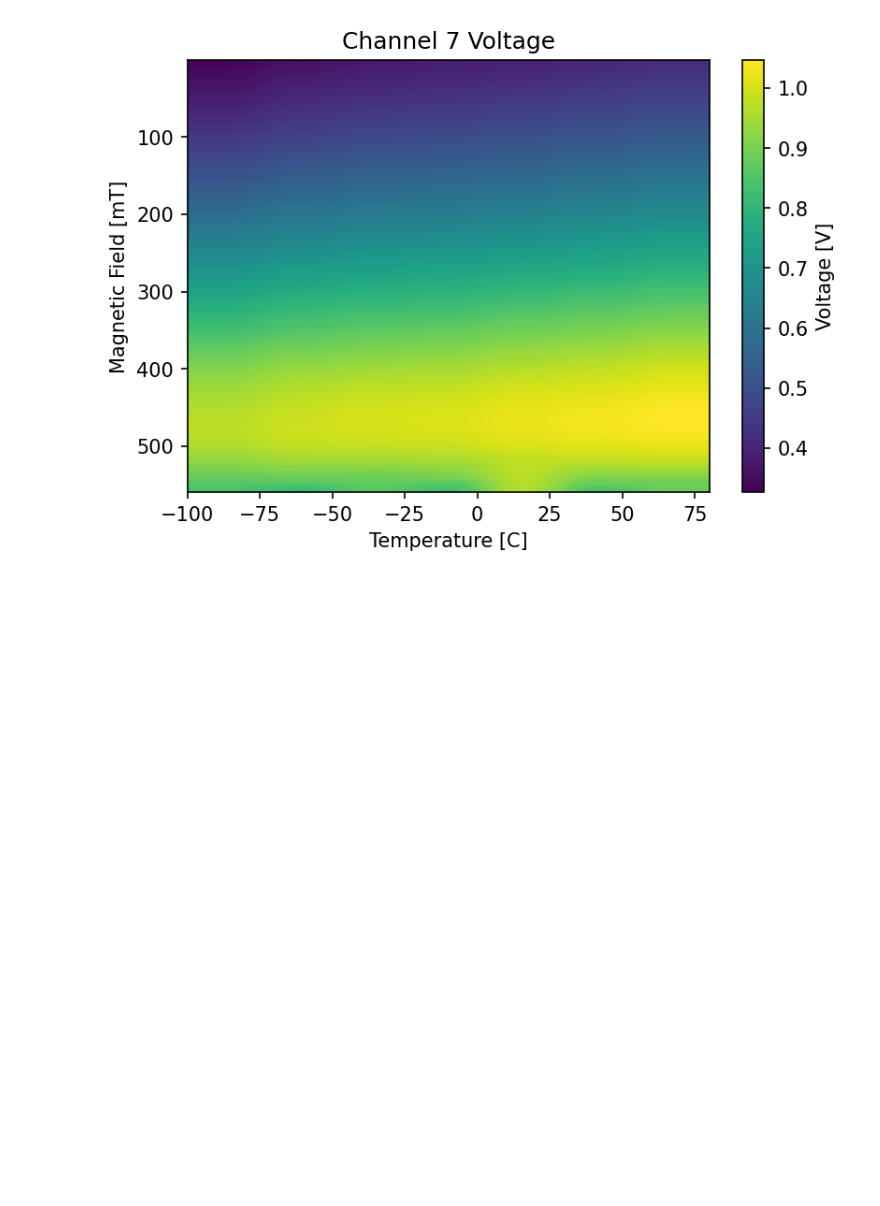
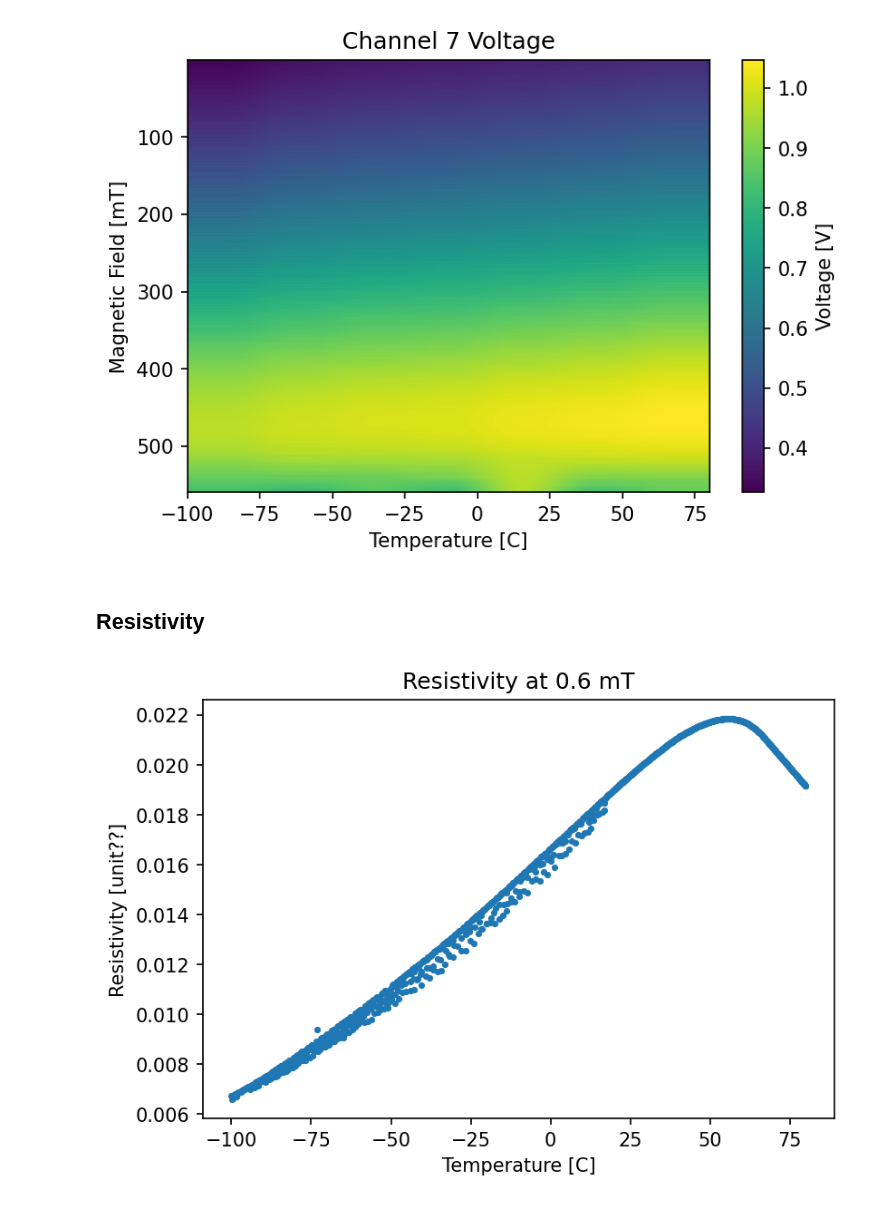
Before and after one commit to orpereira/PHYS469, a Jupyter notebook: hall_experiment/Hall_effect_post-interim.ipynb, the cells around one changed output. Cells and saved outputs as stored; diff of their text form; code cells hidden in the pictures; blank space fills up the shorter version.

Commit message:
resistivity plot

```diff
--- a/hall_experiment/Hall_effect_post-interim.ipynb
+++ b/hall_experiment/Hall_effect_post-interim.ipynb
@@ -86,7 +90,8 @@ voltage_dict = dict()
 # Adding temperature array
 voltage_dict['T_common'] = T_common
 # Adding field strength array
-voltage_dict['B_array'] = [float(field) for field in mag_field_dict.keys()]
+voltage_dict['B_array'] = np.array([float(field) for field in mag_field_dict.keys()])
 # Adding voltage matrices
 for i in range(1, 8):
-    voltage_dict[f'v{i}'] = np.array([mag_field_dict[field][f'v{i}'] for field in mag_field_dict.keys()]).T  # shape (N_B, N_T)
+    voltage_dict[f'v{i}'] = np.array([mag_field_dict[field][f'v{i}']
+                                      for field in mag_field_dict.keys()]).T  # shape (N_B, N_T)
@@ -93 +110,10 @@ for i in range(1, 8):
+# %%
+def get_field(B, dict=voltage_dict):
+    """
+    Return index and value of closest field to B in the field array of dict
+    """
+    B_index = np.argmin(np.abs(dict['B_array'] - B))
+    B = dict['B_array'][B_index]
+
+    return B, B_index
 # %% [markdown]
@@ -152,3 +178,36 @@ for channel in ['v1', 'v2', 'v3', 'v4', 'v5', 'v6', 'v7']:
 [figure]
 [figure]
 [figure]
+# %% [markdown]
+## Resistivity
+# %%
+def resistivity(V, csts):
+    return V *csts['A'] / (csts['I'] * csts['L'])
+# %%
+def plot_resistivity(B, dict=voltage_dict, csts=csts):
+    # Get ambient field
+    B_ambient, B_ambient_index = get_field(B)
+    # Get temperature
+    T = voltage_dict['T_common']
+
+    # Get voltage data at ambient field for V5 & V7
+    V5 = dict['v5'][:,B_ambient_index]
+    V7 = dict['v7'][:,B_ambient_index]
+    # Calcylate Vx
+    Vx = (V5+V7)/2
+
+    # Calculate resistivity
+    rho = resistivity(Vx, csts)
+
+    # Plot
+    plt.figure(figsize=(6,4), dpi=150)
+    plt.scatter(T, rho, marker='o',s=6)
+    plt.title(f"Resistivity at {B_ambient:.1f} mT")
+    plt.xlabel("Temperature [C]")
+    plt.ylabel("Resistivity [unit??]")
+    plt.show()
+# %%
+B_ambient = 0  # mT
+plot_resistivity(B_ambient)
+# %% [output]
+[figure, added]
```
Also changed, not shown: parts of 10 cells of this notebook.
